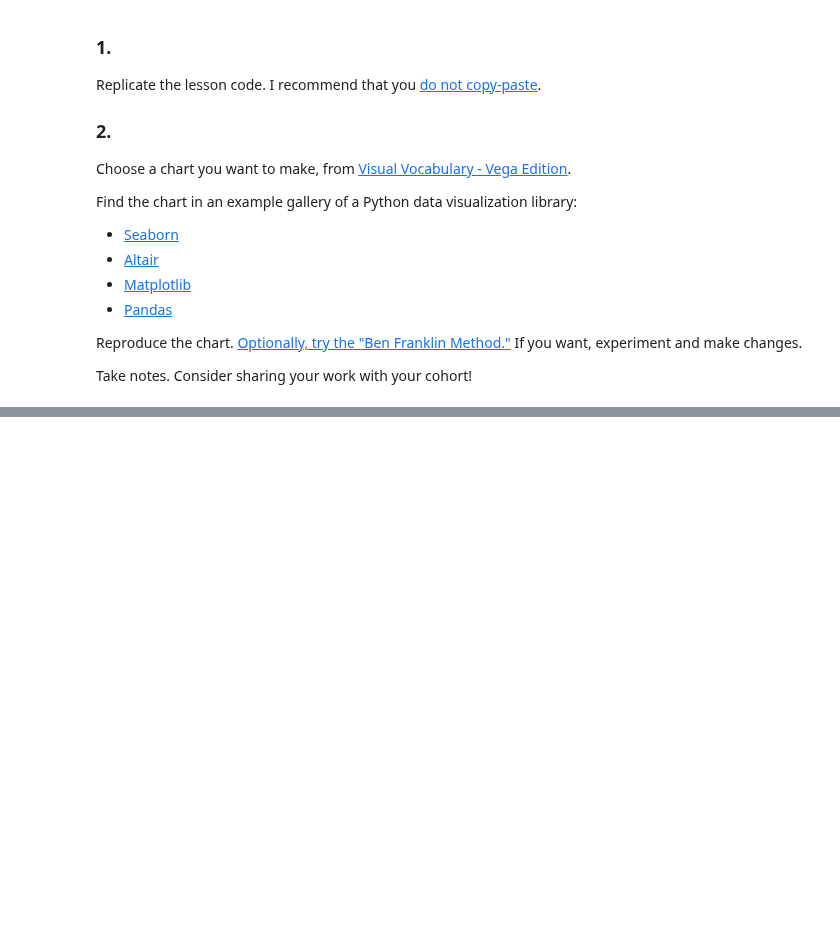
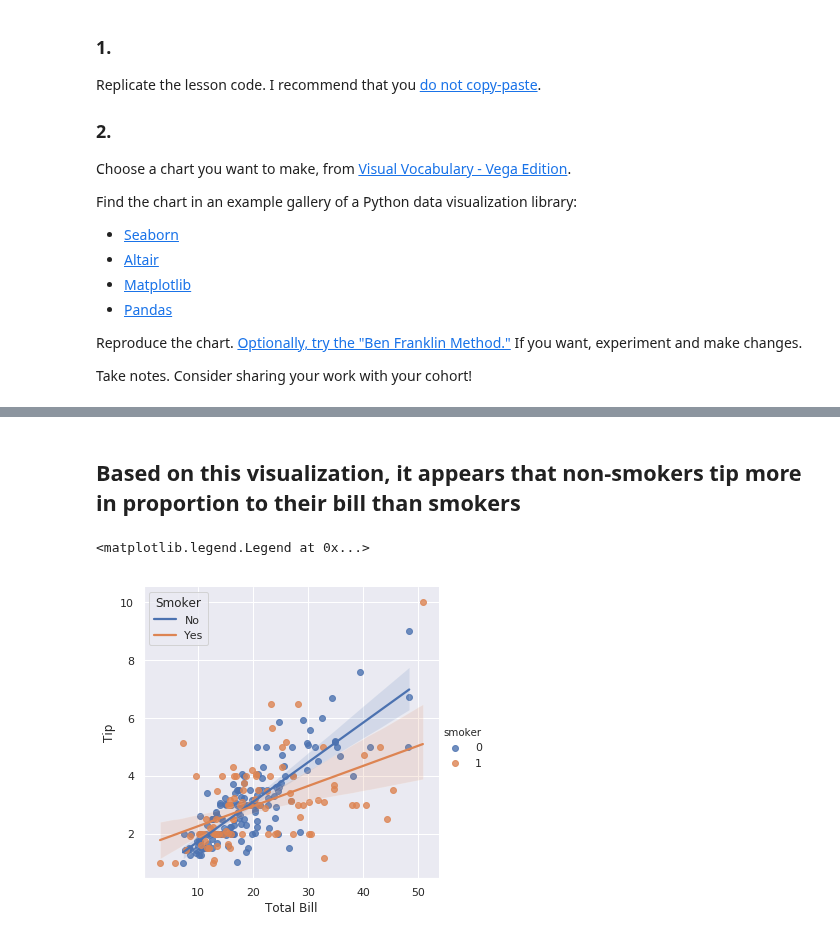
Before and after one commit to bloominstituteoftechnology/DS-Unit-1-Sprint-3-Data-Storytelling, a Jupyter notebook: module2-choose-appropriate-visualizations/LS_DS_222_Choose_appropriate_visualizations.ipynb, the cells around one changed output, grey strips where cells are left out. Saved outputs shown, nothing was run; the diff lists cells and outputs as text; code cells hidden in the pictures; blank space fills up the shorter version.

```diff
--- a/module2-choose-appropriate-visualizations/LS_DS_222_Choose_appropriate_visualizations.ipynb
+++ b/module2-choose-appropriate-visualizations/LS_DS_222_Choose_appropriate_visualizations.ipynb
@@ -553,0 +587,14 @@ Take notes. Consider sharing your work with your cohort!
+# %% [markdown]
+## Based on this visualization, it appears that non-smokers tip more in proportion to their bill than smokers
+# %%
+g = sns.lmplot(x="total_bill", y="tip", hue="smoker",
+               truncate=True, height=5, data=tips)
+
+# Use more informative axis labels than are provided by default
+g.set_axis_labels("Total Bill", "Tip");
+
+# Giving 0/1 smoking data human-readable labels:
+plt.legend(title='Smoker', loc='upper left', labels=['No', 'Yes'])
+# %% [output]
+<matplotlib.legend.Legend at 0x...>
+[figure, added]
```
Also changed, not shown: parts of 2 cells of this notebook.
